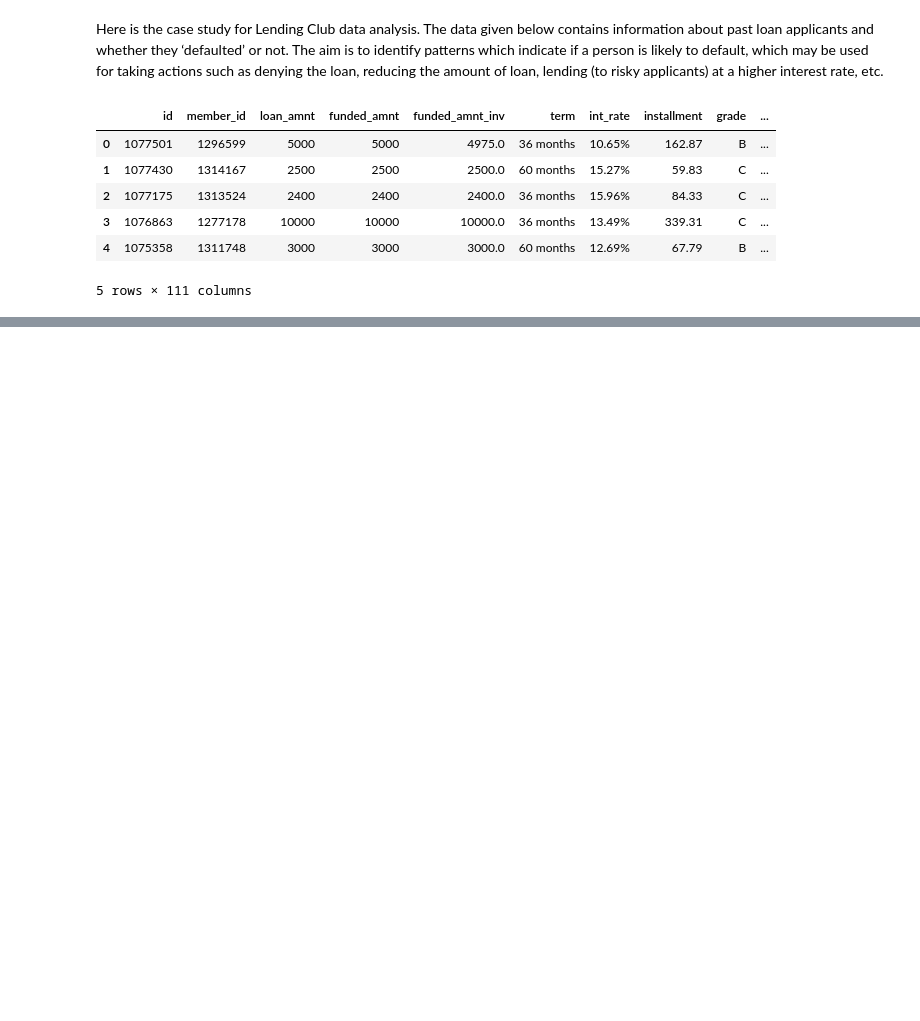
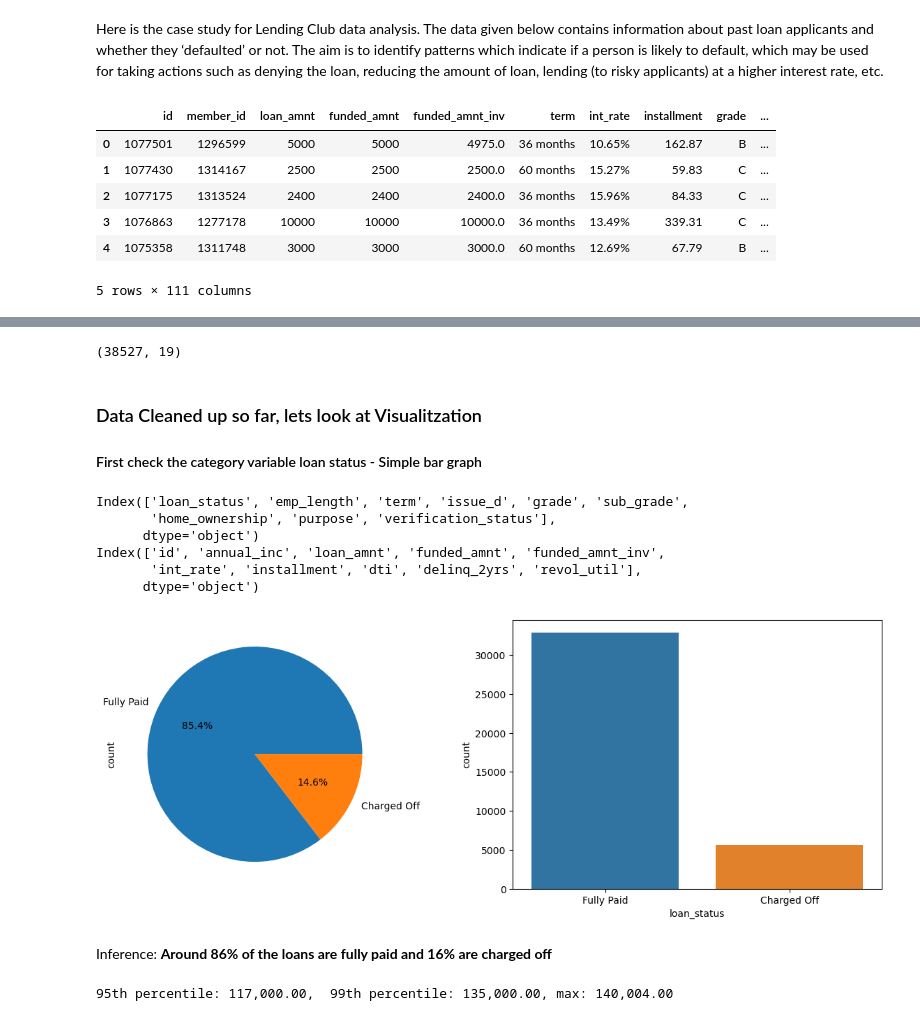
Before and after one commit to kondajji/Lending-Club_CaseStudy_TS, a Jupyter notebook: LendingClubCaseStudy.ipynb, the cells around one changed output, grey strips where cells are left out. Cells and saved outputs as stored; diff of their text form; code cells hidden in the pictures; blank space fills up the shorter version.

```diff
--- a/LendingClubCaseStudy.ipynb
+++ b/LendingClubCaseStudy.ipynb
@@ -127,0 +95,76 @@ lc.drop(['next_pymnt_d'] , axis =1, inplace =True)
+# %%
+# convert interest rate field to float
+
+loan.loc[:,'int_rate'] = loan.int_rate.str.replace('%','')
+
+loan['int_rate'] = loan['int_rate'].astype(float)
+# %%
+#convert loan term to int
+
+loan.loc[:,'term' ] = loan.loc[:,'term'].str.replace('months','').astype(int)
+# %%
+#revol_util
+
+#find null count
+
+loan.revol_util.isnull().sum() # 50 rows out of 39K are null. these rows can be ignored
+
+loan = loan[~(loan.revol_util.isnull())]
+
+loan['revol_util'] =loan.revol_util.apply(lambda x : float(x.split('%')[0]))
+# %%
+loan.shape
+# %% [output]
+(38527, 19)
+# %%
+# covert str to datetime
+
+loan['issue_date'] = pd.to_datetime(loan['issue_d'], format='%b-%y')
+
+loan.loc[:,'issue_month'] = loan.issue_date.dt.month
+loan.loc[:, 'issue_year'] = loan.issue_date.dt.year
+# %% [markdown]
+### Data Cleaned up so far, lets look at Visualitzation
+
+#### First check the category variable loan status - Simple bar graph
+# %%
+cat_columns = loan.select_dtypes(include=['object']).columns
+
+num_columns = loan.select_dtypes(include=['float64', 'int64']).columns
+
+print(cat_columns)
+print(num_columns)
+# %% [output]
+Index(['loan_status', 'emp_length', 'term', 'issue_d', 'grade', 'sub_grade',
+       'home_ownership', 'purpose', 'verification_status'],
+      dtype='object')
+Index(['id', 'annual_inc', 'loan_amnt', 'funded_amnt', 'funded_amnt_inv',
+       'int_rate', 'installment', 'dti', 'delinq_2yrs', 'revol_util'],
+      dtype='object')
+# %%
+#pie chart & bar chart side by side using subplot of loan status using seaborn different color for each loan status
+
+fx, axes = plt.subplots(1,2, figsize=(15,5))
+
+loan['loan_status'].value_counts().plot.pie(autopct='%1.1f%%', ax=axes[0])
+sns.countplot(x='loan_status', data=loan, ax=axes[1])
+plt.show()
+# %% [output]
+[figure, added]
+# %% [markdown]
+Inference: **Around 86% of the loans are fully paid and 16% are charged off**
+# %%
+#As there are outliers in the annual income, we can remove the outliers and plot the box plot again
+
+#95, 99, 99.5, 99.9 percentile values are calculated to remove the outliers
+
+p95 = loan['annual_inc'].quantile(0.95)
+p99 = loan['annual_inc'].quantile(0.99)
+p995 = loan['annual_inc'].quantile(0.995)
+p999 = loan['annual_inc'].quantile(0.999)
+
+#using formatting specifilters to print the values
+
+print('95th percentile: {:,.2f},  99th percentile: {:,.2f}, max: {:,.2f}'.format(p95, p99, loan['annual_inc'].max()))
+# %% [output]
+95th percentile: 117,000.00,  99th percentile: 135,000.00, max: 140,004.00
```
Also changed, not shown: parts of 36 cells of this notebook.
